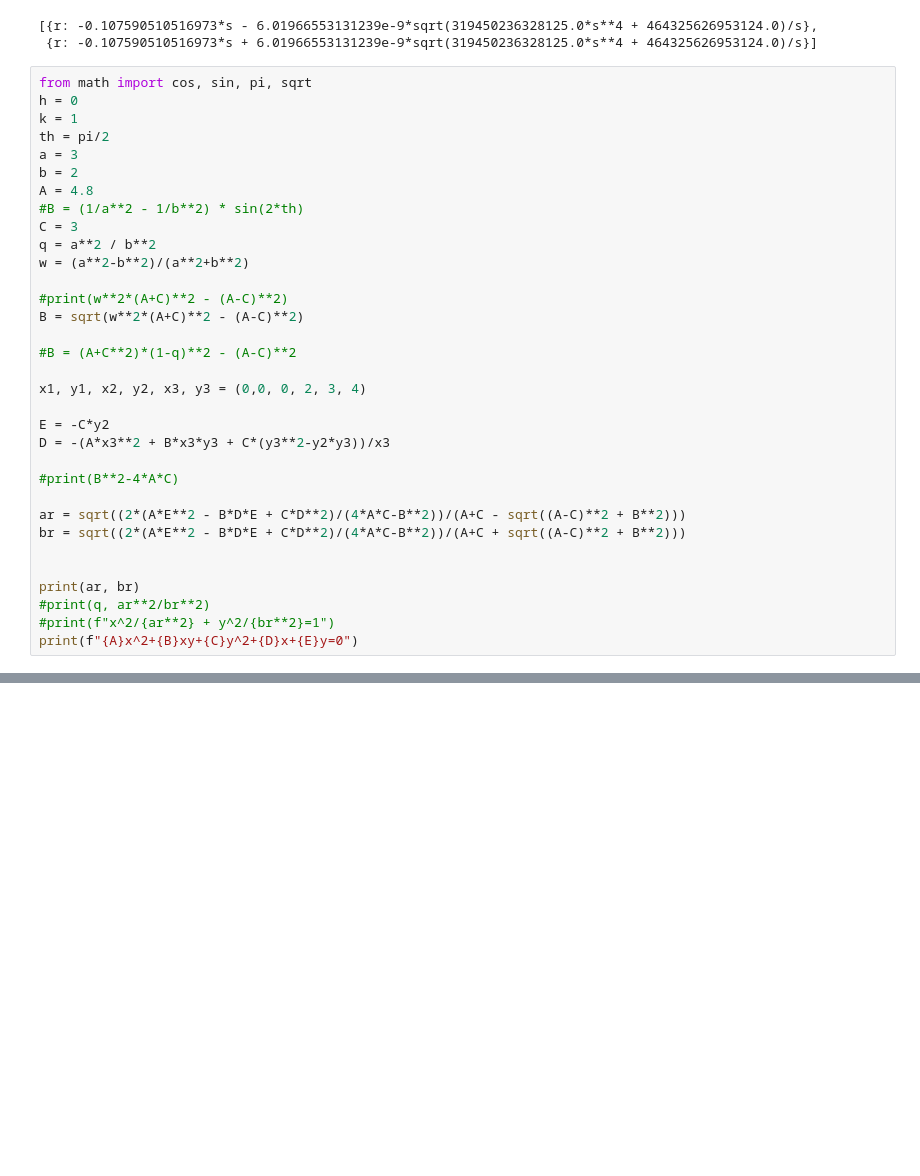
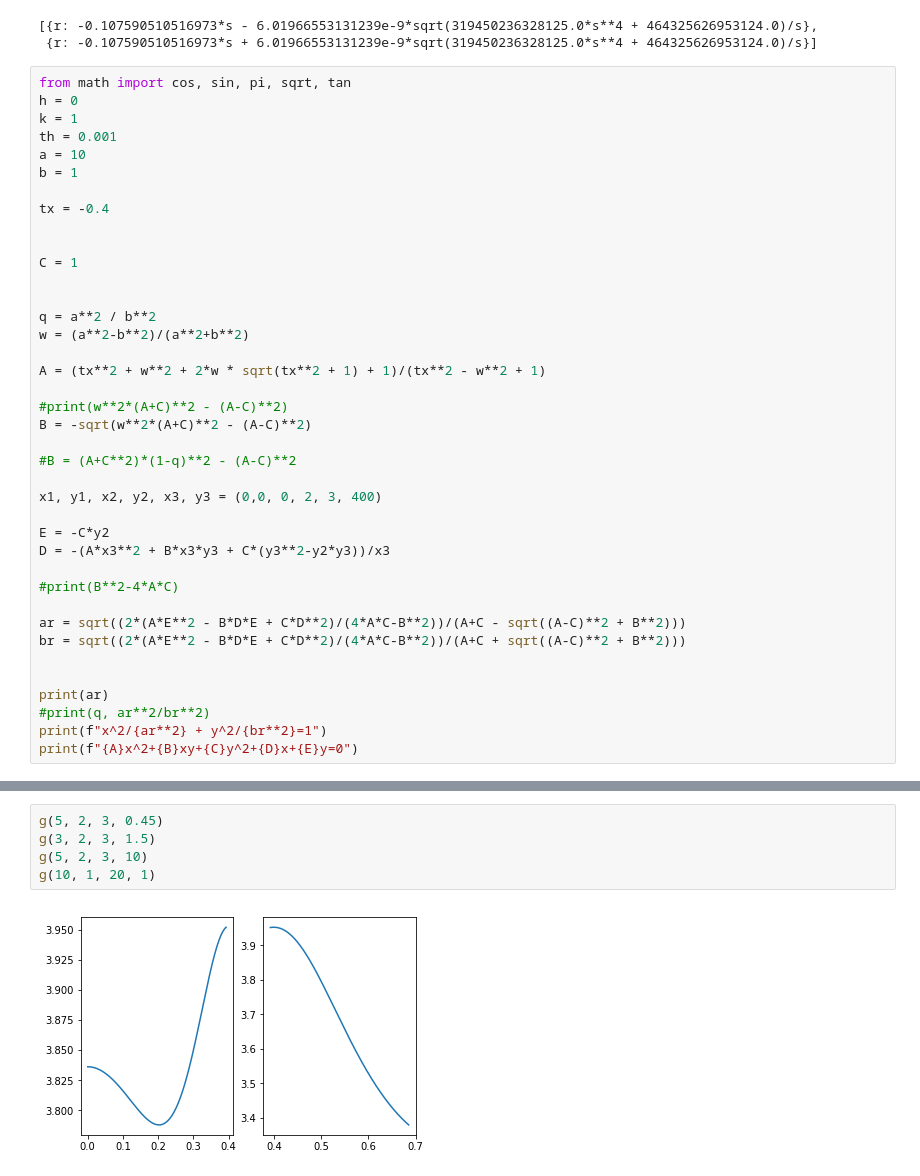
Before and after one commit to danft/MCE, a Jupyter notebook: poly_trig.ipynb, the cells around one changed output, grey strips where cells are left out. Drawn from its saved outputs; the diff is of its cells as text; blank space fills up the shorter version.

```diff
--- a/poly_trig.ipynb
+++ b/poly_trig.ipynb
@@ -51,24 +51,30 @@ solve([e1])
 [{r: -0.107590510516973*s - 6.01966553131239e-9*sqrt(319450236328125.0*s**4 + 464325626953124.0)/s},
  {r: -0.107590510516973*s + 6.01966553131239e-9*sqrt(319450236328125.0*s**4 + 464325626953124.0)/s}]
 # %%
-from math import cos, sin, pi, sqrt
+from math import cos, sin, pi, sqrt, tan
 h = 0
 k = 1
-th = pi/2
-a = 3
-b = 2
-A = 4.8
-#B = (1/a**2 - 1/b**2) * sin(2*th)
-C = 3
+th = 0.001
+a = 10
+b = 1
+
+tx = -0.4
+
+
+C = 1
+
+
 q = a**2 / b**2
 w = (a**2-b**2)/(a**2+b**2)
 
+A = (tx**2 + w**2 + 2*w * sqrt(tx**2 + 1) + 1)/(tx**2 - w**2 + 1)
+
 #print(w**2*(A+C)**2 - (A-C)**2)
-B = sqrt(w**2*(A+C)**2 - (A-C)**2)
+B = -sqrt(w**2*(A+C)**2 - (A-C)**2)
 
 #B = (A+C**2)*(1-q)**2 - (A-C)**2
 
-x1, y1, x2, y2, x3, y3 = (0,0, 0, 2, 3, 4)
+x1, y1, x2, y2, x3, y3 = (0,0, 0, 2, 3, 400)
 
 E = -C*y2
 D = -(A*x3**2 + B*x3*y3 + C*(y3**2-y2*y3))/x3
@@ -79,8 +85,8 @@ ar = sqrt((2*(A*E**2 - B*D*E + C*D**2)/(4*A*C-B**2))/(A+C - sqrt((A-C)**2 + B**2
 br = sqrt((2*(A*E**2 - B*D*E + C*D**2)/(4*A*C-B**2))/(A+C + sqrt((A-C)**2 + B**2)))
 
 
-print(ar, br)
+print(ar)
 #print(q, ar**2/br**2)
-#print(f"x^2/{ar**2} + y^2/{br**2}=1")
+print(f"x^2/{ar**2} + y^2/{br**2}=1")
 print(f"{A}x^2+{B}xy+{C}y^2+{D}x+{E}y=0")
 # %% [output]
@@ -88,0 +140,7 @@ print(f"{A}x^2+{B}xy+{C}y^2+{D}x+{E}y=0")
+# %%
+g(5, 2, 3, 0.45)
+g(3, 2, 3, 1.5)
+g(5, 2, 3, 10)
+g(10, 1, 20, 1)
+# %% [output]
+[figure, added]
```
Also changed, not shown: parts of 3 cells of this notebook.
